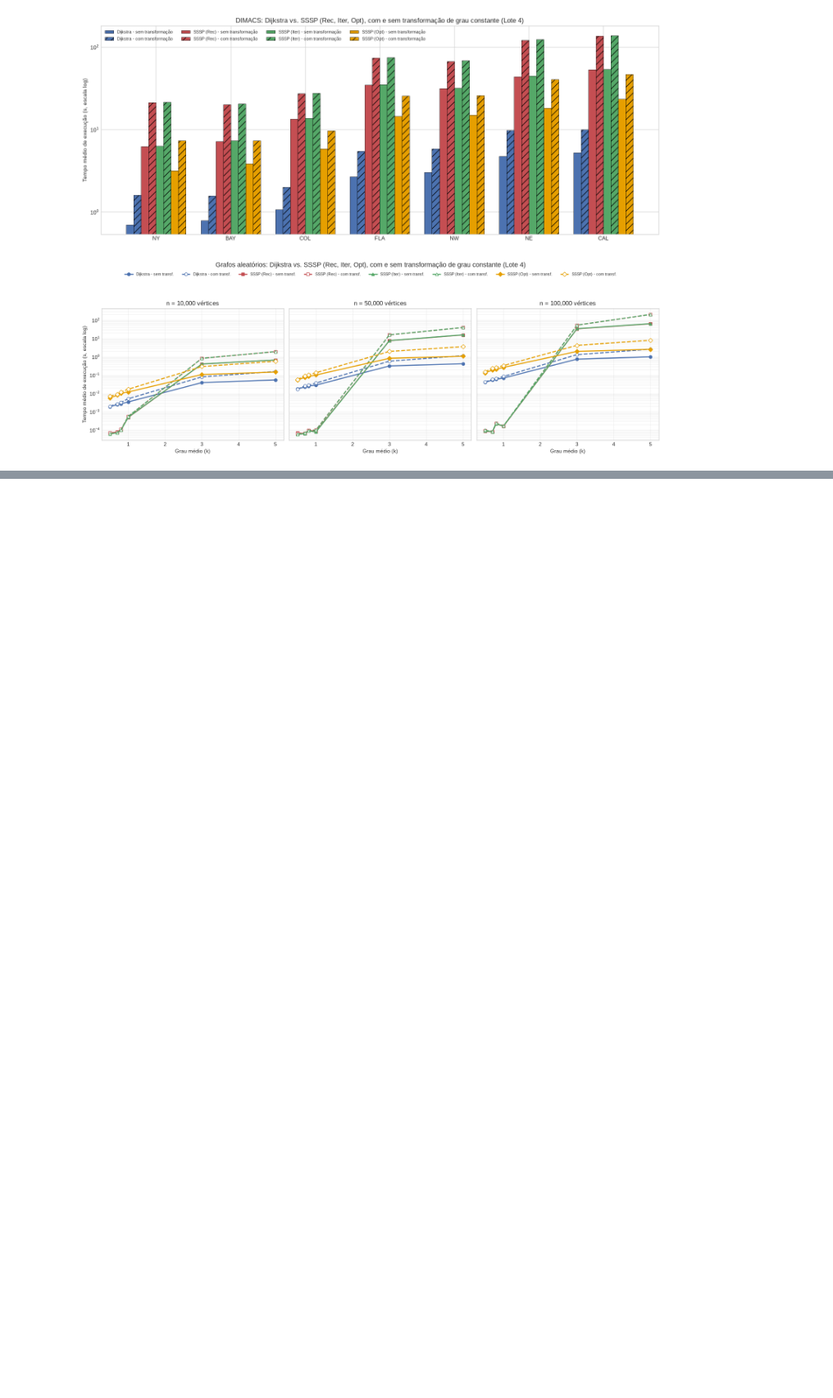
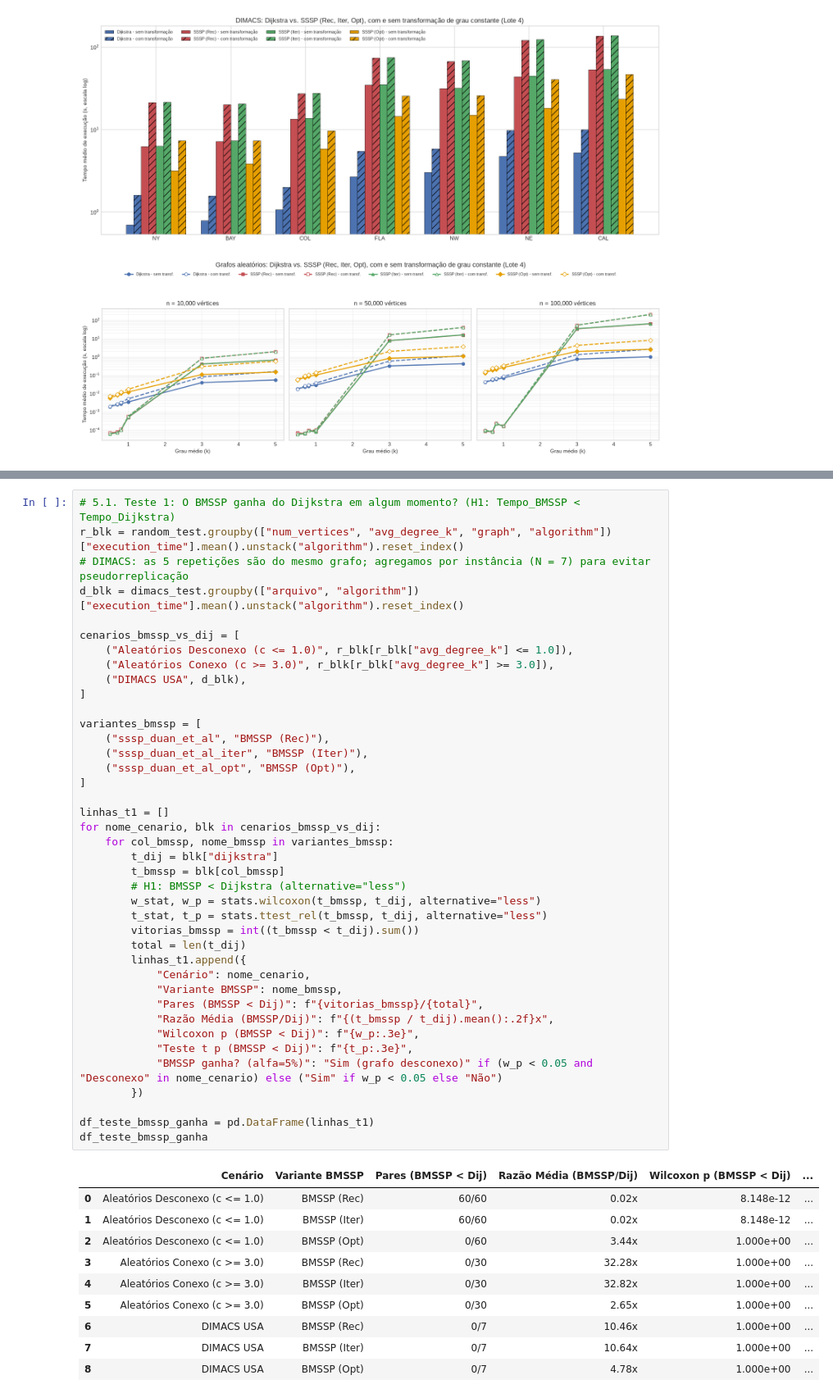
Before and after one commit to erick1-618/tcc_graphs, a Jupyter notebook: notebooks/lote4-analise.ipynb, the cells around one changed output, grey strips where cells are left out. Shown at 82% size. Drawn from its saved outputs; the diff is of its cells as text; blank space fills up the shorter version.

```diff
--- a/notebooks/lote4-analise.ipynb
+++ b/notebooks/lote4-analise.ipynb
@@ -334,0 +341,51 @@ plt.show()
+# %%
+# 5.1. Teste 1: O BMSSP ganha do Dijkstra em algum momento? (H1: Tempo_BMSSP < Tempo_Dijkstra)
+r_blk = random_test.groupby(["num_vertices", "avg_degree_k", "graph", "algorithm"])["execution_time"].mean().unstack("algorithm").reset_index()
+# DIMACS: as 5 repetições são do mesmo grafo; agregamos por instância (N = 7) para evitar pseudorreplicação
+d_blk = dimacs_test.groupby(["arquivo", "algorithm"])["execution_time"].mean().unstack("algorithm").reset_index()
+
+cenarios_bmssp_vs_dij = [
+    ("Aleatórios Desconexo (c <= 1.0)", r_blk[r_blk["avg_degree_k"] <= 1.0]),
+    ("Aleatórios Conexo (c >= 3.0)", r_blk[r_blk["avg_degree_k"] >= 3.0]),
+    ("DIMACS USA", d_blk),
+]
+
+variantes_bmssp = [
+    ("sssp_duan_et_al", "BMSSP (Rec)"),
+    ("sssp_duan_et_al_iter", "BMSSP (Iter)"),
+    ("sssp_duan_et_al_opt", "BMSSP (Opt)"),
+]
+
+linhas_t1 = []
+for nome_cenario, blk in cenarios_bmssp_vs_dij:
+    for col_bmssp, nome_bmssp in variantes_bmssp:
+        t_dij = blk["dijkstra"]
+        t_bmssp = blk[col_bmssp]
+        # H1: BMSSP < Dijkstra (alternative="less")
+        w_stat, w_p = stats.wilcoxon(t_bmssp, t_dij, alternative="less")
+        t_stat, t_p = stats.ttest_rel(t_bmssp, t_dij, alternative="less")
+        vitorias_bmssp = int((t_bmssp < t_dij).sum())
+        total = len(t_dij)
+        linhas_t1.append({
+            "Cenário": nome_cenario,
+            "Variante BMSSP": nome_bmssp,
+            "Pares (BMSSP < Dij)": f"{vitorias_bmssp}/{total}",
+            "Razão Média (BMSSP/Dij)": f"{(t_bmssp / t_dij).mean():.2f}x",
+            "Wilcoxon p (BMSSP < Dij)": f"{w_p:.3e}",
+            "Teste t p (BMSSP < Dij)": f"{t_p:.3e}",
+            "BMSSP ganha? (alfa=5%)": "Sim (grafo desconexo)" if (w_p < 0.05 and "Desconexo" in nome_cenario) else ("Sim" if w_p < 0.05 else "Não")
+        })
+
+df_teste_bmssp_ganha = pd.DataFrame(linhas_t1)
+df_teste_bmssp_ganha
+# %% [output]
+|  | Cenário | Variante BMSSP | Pares (BMSSP < Dij) | Razão Média (BMSSP/Dij) | Wilcoxon p (BMSSP < Dij) | ... |
+| 0 | Aleatórios Desconexo (c <= 1.0) | BMSSP (Rec) | 60/60 | 0.02x | 8.148e-12 | ... |
+| 1 | Aleatórios Desconexo (c <= 1.0) | BMSSP (Iter) | 60/60 | 0.02x | 8.148e-12 | ... |
+| 2 | Aleatórios Desconexo (c <= 1.0) | BMSSP (Opt) | 0/60 | 3.44x | 1.000e+00 | ... |
+| 3 | Aleatórios Conexo (c >= 3.0) | BMSSP (Rec) | 0/30 | 32.28x | 1.000e+00 | ... |
+| 4 | Aleatórios Conexo (c >= 3.0) | BMSSP (Iter) | 0/30 | 32.82x | 1.000e+00 | ... |
+| 5 | Aleatórios Conexo (c >= 3.0) | BMSSP (Opt) | 0/30 | 2.65x | 1.000e+00 | ... |
+| 6 | DIMACS USA | BMSSP (Rec) | 0/7 | 10.46x | 1.000e+00 | ... |
+| 7 | DIMACS USA | BMSSP (Iter) | 0/7 | 10.64x | 1.000e+00 | ... |
+| 8 | DIMACS USA | BMSSP (Opt) | 0/7 | 4.78x | 1.000e+00 | ... |
```
Also changed, not shown: parts of 2 cells of this notebook.
